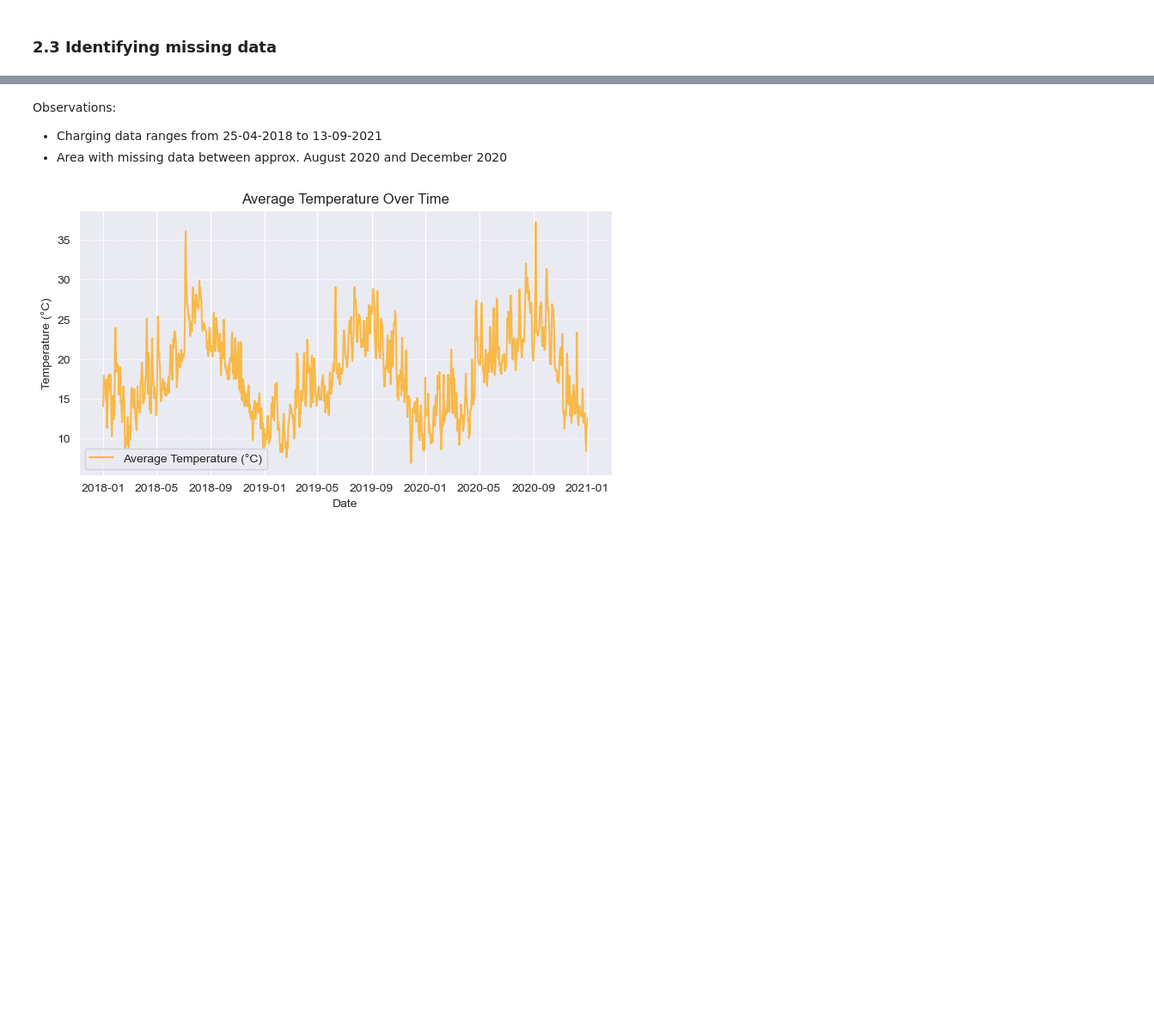
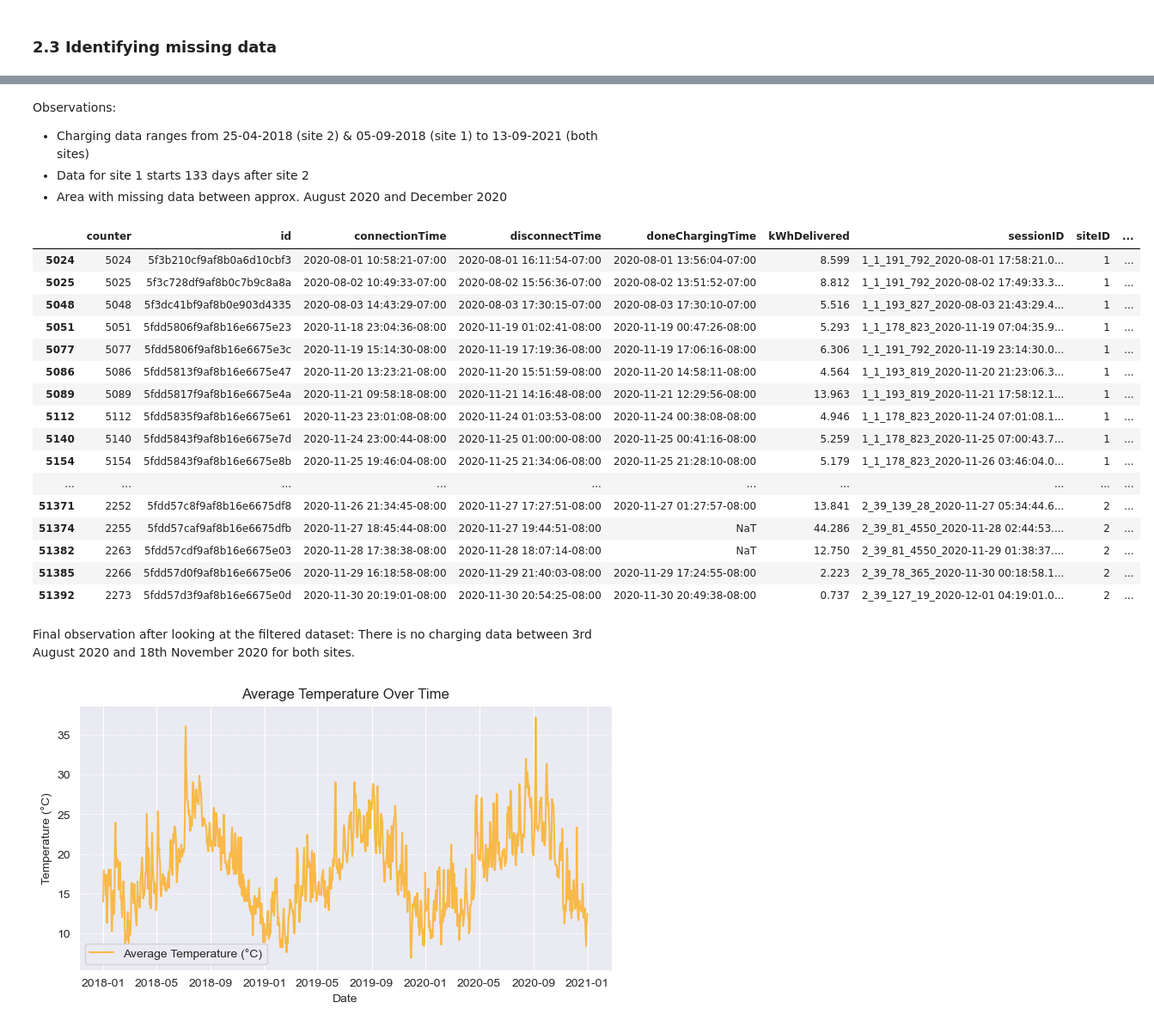
Before and after one commit to pmoll01/AA2024_Groupwork_DynamoData, a Jupyter notebook: Groupwork_DynamoData.ipynb, the cells around one changed output, grey strips where cells are left out. Shown at 86% size. Saved outputs shown, nothing was run; the diff lists cells and outputs as text; code cells hidden in the pictures; blank space fills up the shorter version.

```diff
--- a/Groupwork_DynamoData.ipynb
+++ b/Groupwork_DynamoData.ipynb
@@ -284,0 +284,9 @@ plt.show()
+# %%
+# Add a column for month and year
+charging_data['year_month'] = charging_data['connectionTime'].dt.to_period('M')
+
+# Group by month and count records
+monthly_counts = charging_data.groupby('year_month').size()
+
+# Display the counts for visual inspection
+monthly_counts
@@ -294,6 +336,39 @@ display(sorted_charging_data.tail(1))
 # %% [markdown]
 Observations:
-- Charging data ranges from 25-04-2018 to 13-09-2021
+- Charging data ranges from 25-04-2018 (site 2) & 05-09-2018 (site 1) to 13-09-2021 (both sites)
+- Data for site 1 starts 133 days after site 2
 - Area with missing data between approx. August 2020 and December 2020
+# %%
+# Filter data between August 2020 and December 2020
+filtered_data = charging_data[
+    (charging_data['connectionTime'] >= '2020-08-01') &
+    (charging_data['connectionTime'] <= '2020-12-01')
+].copy()
+
+# Group by date and get the last record for each date
+last_records_per_date = filtered_data.groupby(['siteID', 'connection_date']).tail(1)
+
+# Display the result
+last_records_per_date
+# %% [output]
+|  | counter | id | connectionTime | disconnectTime | doneChargingTime | kWhDelivered | sessionID | siteID | ... |
+| 5024 | 5024 | 5f3b210cf9af8b0a6d10cbf3 | 2020-08-01 10:58:21-07:00 | 2020-08-01 16:11:54-07:00 | 2020-08-01 13:56:04-07:00 | 8.599 | 1_1_191_792_2020-08-01 17:58:21.0... | 1 | ... |
+| 5025 | 5025 | 5f3c728df9af8b0c7b9c8a8a | 2020-08-02 10:49:33-07:00 | 2020-08-02 15:56:36-07:00 | 2020-08-02 13:51:52-07:00 | 8.812 | 1_1_191_792_2020-08-02 17:49:33.3... | 1 | ... |
+| 5048 | 5048 | 5f3dc41bf9af8b0e903d4335 | 2020-08-03 14:43:29-07:00 | 2020-08-03 17:30:15-07:00 | 2020-08-03 17:30:10-07:00 | 5.516 | 1_1_193_827_2020-08-03 21:43:29.4... | 1 | ... |
+| 5051 | 5051 | 5fdd5806f9af8b16e6675e23 | 2020-11-18 23:04:36-08:00 | 2020-11-19 01:02:41-08:00 | 2020-11-19 00:47:26-08:00 | 5.293 | 1_1_178_823_2020-11-19 07:04:35.9... | 1 | ... |
+| 5077 | 5077 | 5fdd5806f9af8b16e6675e3c | 2020-11-19 15:14:30-08:00 | 2020-11-19 17:19:36-08:00 | 2020-11-19 17:06:16-08:00 | 6.306 | 1_1_191_792_2020-11-19 23:14:30.0... | 1 | ... |
+| 5086 | 5086 | 5fdd5813f9af8b16e6675e47 | 2020-11-20 13:23:21-08:00 | 2020-11-20 15:51:59-08:00 | 2020-11-20 14:58:11-08:00 | 4.564 | 1_1_193_819_2020-11-20 21:23:06.3... | 1 | ... |
+| 5089 | 5089 | 5fdd5817f9af8b16e6675e4a | 2020-11-21 09:58:18-08:00 | 2020-11-21 14:16:48-08:00 | 2020-11-21 12:29:56-08:00 | 13.963 | 1_1_193_819_2020-11-21 17:58:12.1... | 1 | ... |
+| 5112 | 5112 | 5fdd5835f9af8b16e6675e61 | 2020-11-23 23:01:08-08:00 | 2020-11-24 01:03:53-08:00 | 2020-11-24 00:38:08-08:00 | 4.946 | 1_1_178_823_2020-11-24 07:01:08.1... | 1 | ... |
+| 5140 | 5140 | 5fdd5843f9af8b16e6675e7d | 2020-11-24 23:00:44-08:00 | 2020-11-25 01:00:00-08:00 | 2020-11-25 00:41:16-08:00 | 5.259 | 1_1_178_823_2020-11-25 07:00:43.7... | 1 | ... |
+| 5154 | 5154 | 5fdd5843f9af8b16e6675e8b | 2020-11-25 19:46:04-08:00 | 2020-11-25 21:34:06-08:00 | 2020-11-25 21:28:10-08:00 | 5.179 | 1_1_178_823_2020-11-26 03:46:04.0... | 1 | ... |
+| ... | ... | ... | ... | ... | ... | ... | ... | ... | ... |
+| 51371 | 2252 | 5fdd57c8f9af8b16e6675df8 | 2020-11-26 21:34:45-08:00 | 2020-11-27 17:27:51-08:00 | 2020-11-27 01:27:57-08:00 | 13.841 | 2_39_139_28_2020-11-27 05:34:44.6... | 2 | ... |
+| 51374 | 2255 | 5fdd57caf9af8b16e6675dfb | 2020-11-27 18:45:44-08:00 | 2020-11-27 19:44:51-08:00 | NaT | 44.286 | 2_39_81_4550_2020-11-28 02:44:53.... | 2 | ... |
+| 51382 | 2263 | 5fdd57cdf9af8b16e6675e03 | 2020-11-28 17:38:38-08:00 | 2020-11-28 18:07:14-08:00 | NaT | 12.750 | 2_39_81_4550_2020-11-29 01:38:37.... | 2 | ... |
+| 51385 | 2266 | 5fdd57d0f9af8b16e6675e06 | 2020-11-29 16:18:58-08:00 | 2020-11-29 21:40:03-08:00 | 2020-11-29 17:24:55-08:00 | 2.223 | 2_39_78_365_2020-11-30 00:18:58.1... | 2 | ... |
+| 51392 | 2273 | 5fdd57d3f9af8b16e6675e0d | 2020-11-30 20:19:01-08:00 | 2020-11-30 20:54:25-08:00 | 2020-11-30 20:49:38-08:00 | 0.737 | 2_39_127_19_2020-12-01 04:19:01.0... | 2 | ... |
+# %% [markdown]
+Final observation after looking at the filtered dataset: There is no charging data between 3rd August 2020 and 18th November 2020 for both sites.
 # %%
 # Plot average temperature over time
```
Also changed, not shown: parts of 7 cells of this notebook.
